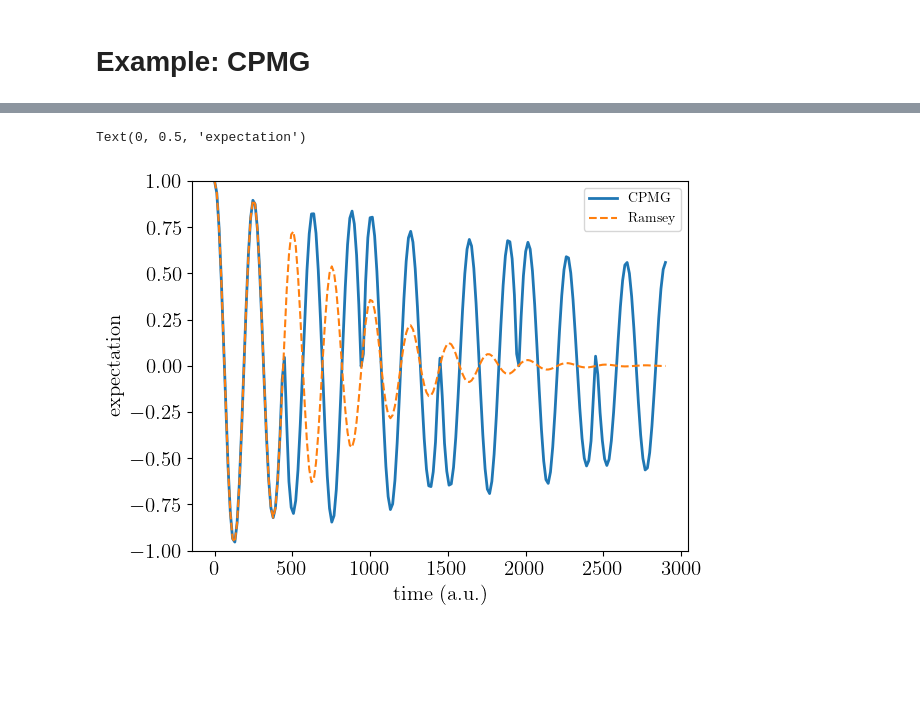
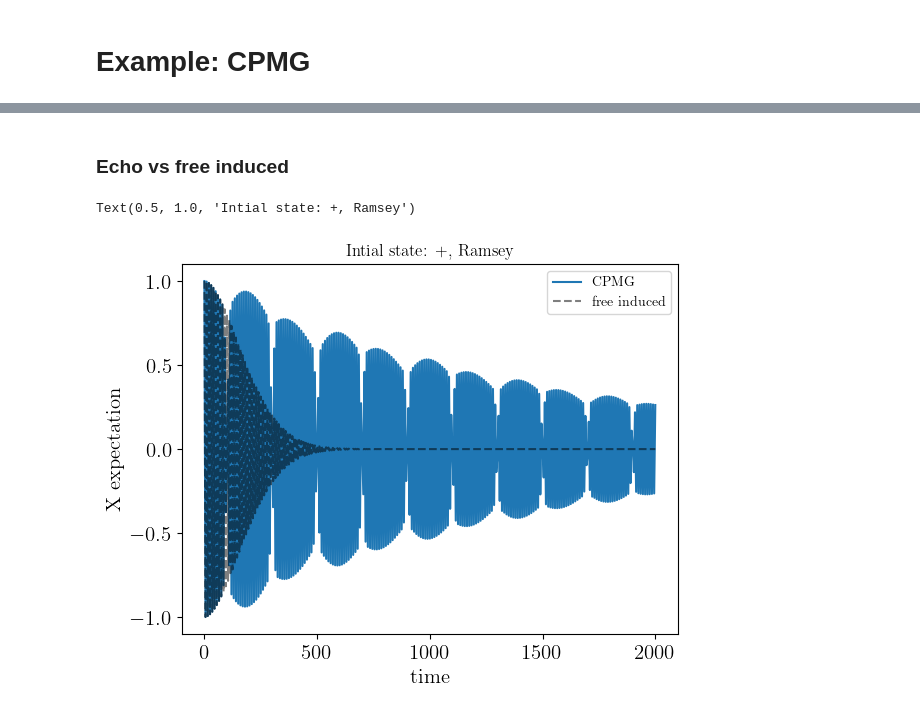
Before and after one commit to hzw770/kdshmap, a Jupyter notebook: kdshmap_example.ipynb, the cells around one changed output, grey strips where cells are left out. Cells and saved outputs as stored; diff of their text form; code cells hidden in the pictures; blank space fills up the shorter version.

```diff
--- a/kdshmap_example.ipynb
+++ b/kdshmap_example.ipynb
@@ -188,0 +30,7 @@ solver2 = kd.KeldyshSolver(Hq, t_list_sample, minimal_step, [sz],
+# %%
+# qubit static part
+
+freq = 0.5  # energy splitting between qubit 0 and 1; angular frequency
+sz = -q.sigmaz() # ones state has a higher energy than zero's
+sx = q.sigmax()
+Hq = 2 * np.pi * freq/2 * sz # converted to angular frequency and then energy
@@ -188,0 +77,5 @@ solver2 = kd.KeldyshSolver(Hq, t_list_sample, minimal_step, [sz],
+# %%
+## Hamiltonian
+
+drive_func = sp.interpolate.CubicSpline(t_list, drive)
+H = [Hq, [sx, drive_func]]
@@ -188,0 +86,14 @@ solver2 = kd.KeldyshSolver(Hq, t_list_sample, minimal_step, [sz],
+# %%
+# Noise spectrum
+fp = 1/t_list[-1]
+f_list = np.linspace(-fp*100, fp*100, 2000)
+Af = 1e-6
+Sf_list = np.fmin(Af/abs(f_list), Af/fp*10)
+
+
+t_list_output = np.linspace(0, t_list[-1], 401)  ## time moments when dynamical maps will be calculated
+minimal_step = 1/freq/15 ## minimal time step used to calculate propagators.
+##  should be sufficiently small to describe the fastest Hamiltonian variation
+
+solver = kd.KeldyshSolver(H, t_list_output, minimal_step, noise_ops=[sz],
+                            f_list=[f_list], Sf_list=[Sf_list], trunc_freq=[(-0.04, 0.04)], spd_renorm_method = 'trapz', goal=None)
@@ -189,10 +153,20 @@ solver2 = kd.KeldyshSolver(Hq, t_list_sample, minimal_step, [sz],
+# %% [markdown]
+### Echo vs free induced
+# %%
+pure_state = (q.basis(2,0) + q.basis(2,1))/np.sqrt(2)
+solver = kd.KeldyshSolver(H, t_list_output, minimal_step, noise_ops=[sz],
+                            f_list=[f_list], Sf_list=[Sf_list], trunc_freq=[(-0.04, 0.04)], e_ops=[sx],
+                          density0 = pure_state * pure_state.dag(), spd_renorm_method = 'trapz', goal='expect')
+solver2 = kd.KeldyshSolver(Hq, t_list_output, minimal_step, noise_ops=[sz],
+                            f_list=[f_list], Sf_list=[Sf_list], trunc_freq=[(-0.04, 0.04)], e_ops=[sx],
+                          density0 = pure_state * pure_state.dag(), spd_renorm_method = 'trapz', goal='expect')
 # %%
-plt.plot(t_list_sample, solver.expect[0].real, label = 'CPMG', lw = 2)
-plt.plot(t_list_sample, solver2.expect[0].real, '--', label = 'Ramsey')
+plt.plot(solver.t_list_sub, solver.expect[0].real, label = 'CPMG')
+plt.plot(solver.t_list_sub, solver2.expect[0].real, 'k--', label = 'free induced', alpha = 0.5)
 plt.legend()
-plt.ylim(-1, 1)
-plt.xlabel('time (a.u.)')
-plt.ylabel('expectation')
+plt.xlabel('time')
+plt.ylabel('X expectation')
+plt.title('Intial state: +, Ramsey')
 # %% [output]
-Text(0, 0.5, 'expectation')
+Text(0.5, 1.0, 'Intial state: +, Ramsey')
-[figure, old version]
+[figure, new version]
```
Also changed, not shown: parts of 31 cells of this notebook, 7 other files.
